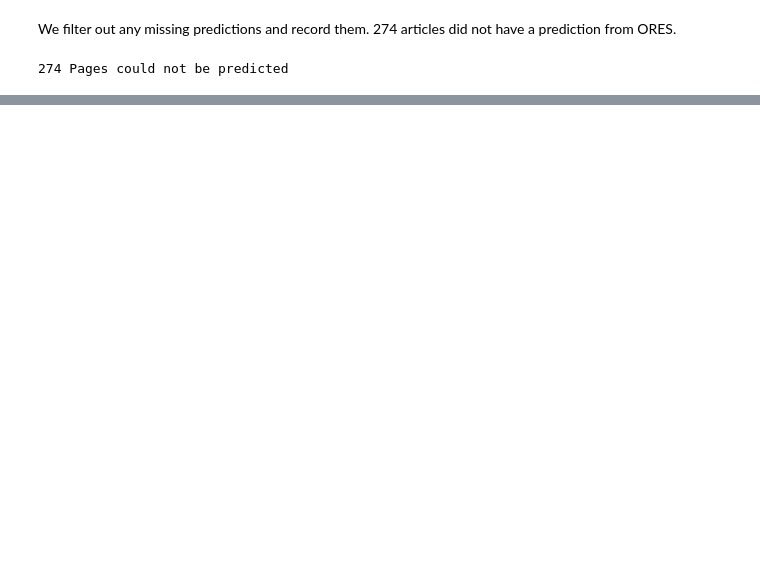
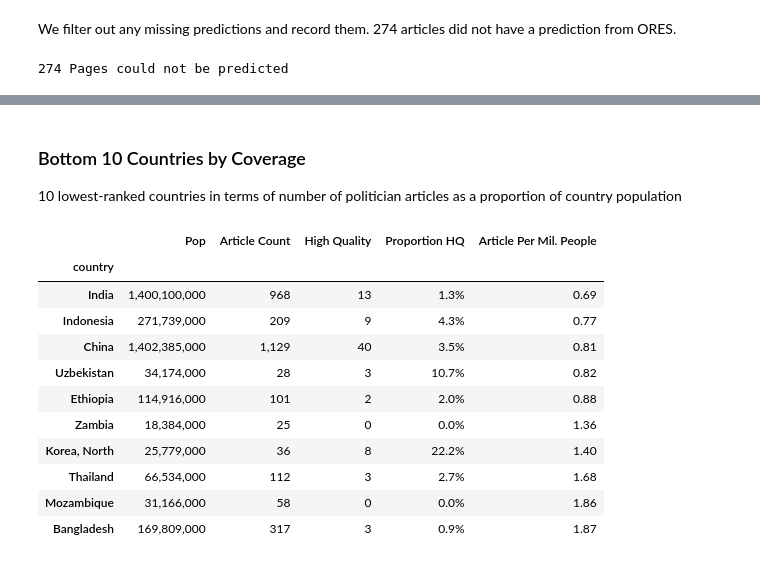
Before and after one commit to CaseCal/data-512-a2, a Jupyter notebook: hcds-a2-bias.ipynb, the cells around one changed output, grey strips where cells are left out. Drawn from its saved outputs; the diff is of its cells as text; code cells hidden in the pictures; blank space fills up the shorter version.

```diff
--- a/hcds-a2-bias.ipynb
+++ b/hcds-a2-bias.ipynb
@@ -162,0 +192,18 @@ final_data
+# %% [markdown]
+### Bottom 10 Countries by Coverage
+10 lowest-ranked countries in terms of number of politician articles as a proportion of country population
+# %%
+data_by_country.sort_values(by="Article Per Mil. People").iloc[0:10,].style.format(**style_args)
+# %% [output]
+|  | Pop | Article Count | High Quality | Proportion HQ | Article Per Mil. People |
+| country |  |  |  |  |  |
+| India | 1,400,100,000 | 968 | 13 | 1.3% | 0.69 |
+| Indonesia | 271,739,000 | 209 | 9 | 4.3% | 0.77 |
+| China | 1,402,385,000 | 1,129 | 40 | 3.5% | 0.81 |
+| Uzbekistan | 34,174,000 | 28 | 3 | 10.7% | 0.82 |
+| Ethiopia | 114,916,000 | 101 | 2 | 2.0% | 0.88 |
+| Zambia | 18,384,000 | 25 | 0 | 0.0% | 1.36 |
+| Korea, North | 25,779,000 | 36 | 8 | 22.2% | 1.40 |
+| Thailand | 66,534,000 | 112 | 3 | 2.7% | 1.68 |
+| Mozambique | 31,166,000 | 58 | 0 | 0.0% | 1.86 |
+| Bangladesh | 169,809,000 | 317 | 3 | 0.9% | 1.87 |
```
Also changed, not shown: parts of 14 cells of this notebook, 3 other files.
